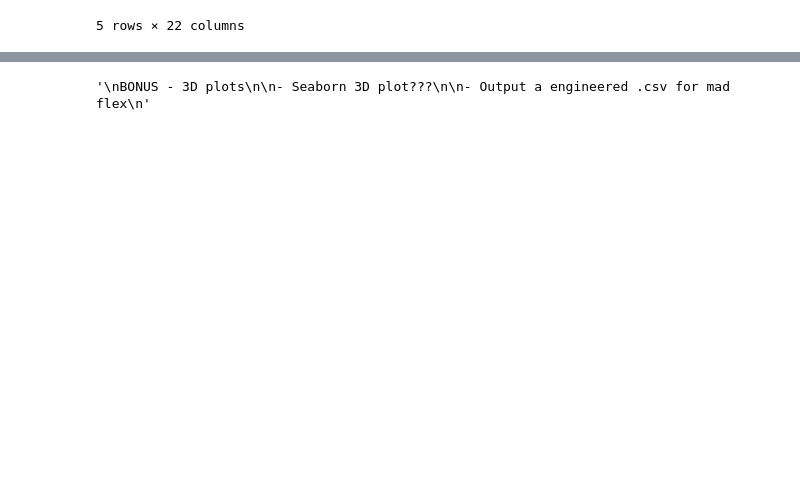
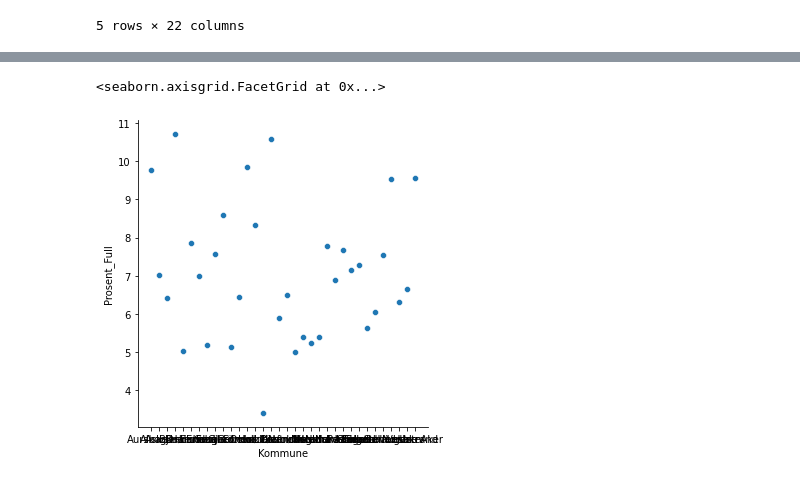
Before and after one commit to ulsin/ai-oblig-1, a Jupyter notebook: oblig1notebook.ipynb, the cells around one changed output, grey strips where cells are left out. Cells and saved outputs as stored; diff of their text form; code cells hidden in the pictures; blank space fills up the shorter version.

```diff
--- a/oblig1notebook.ipynb
+++ b/oblig1notebook.ipynb
@@ -256,10 +312,22 @@ print()
+# %%
+# PLOT 5
+# Plotting mean percentage full per Kommune, to see where they
+
+dfFylke = df.groupby("Kommune")
+meanPerFyl = dfFylke["Prosent_Full"].mean()
+
+sns.relplot(data = meanPerFyl)
+# %% [output]
+<seaborn.axisgrid.FacetGrid at 0x...>
+[figure, added]
 # %%
 """
+TODO
+
 BONUS - 3D plots
 
 - Seaborn 3D plot???
 
 - Output a engineered .csv for mad flex
 """
+print()
-# %% [output]
-'\nBONUS - 3D plots\n\n- Seaborn 3D plot???\n\n- Output a engineered .csv for mad flex\n'
```
Also changed, not shown: parts of 6 cells of this notebook.
